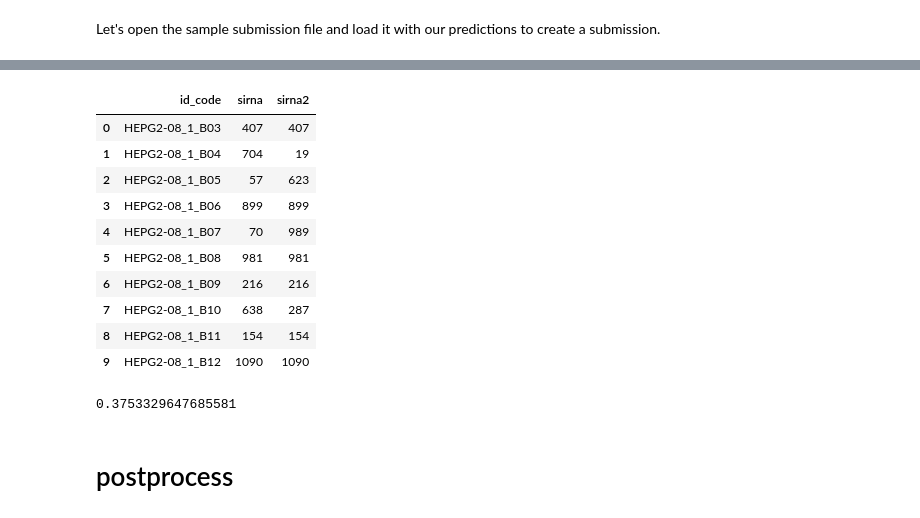
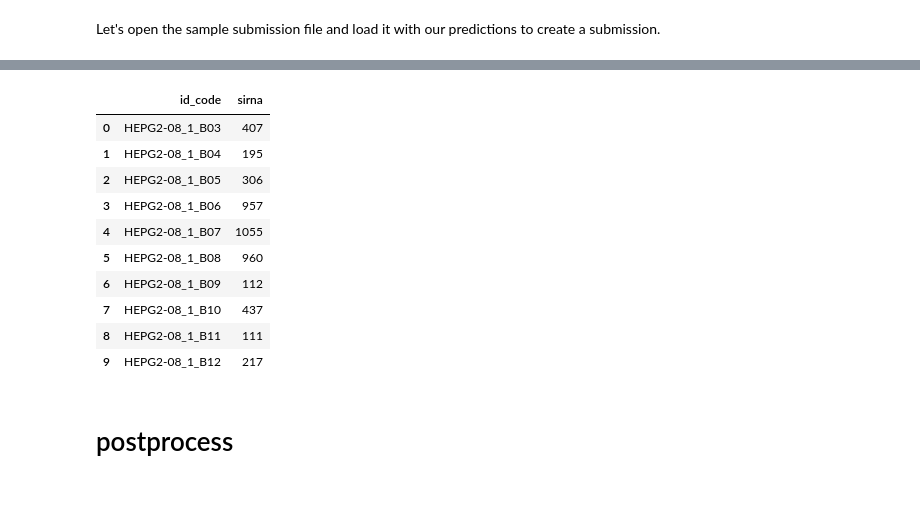
Before and after one commit to chengjiun/kaggle-2019Q3-cellular, a Jupyter notebook: Notebooks/rcic-fastai-resnext101-512-gce.ipynb, the cells around one changed output, grey strips where cells are left out. Saved outputs shown, nothing was run; the diff lists cells and outputs as text; code cells hidden in the pictures.

```diff
--- a/Notebooks/rcic-fastai-resnext101-512-gce.ipynb
+++ b/Notebooks/rcic-fastai-resnext101-512-gce.ipynb
@@ -379,7 +374,7 @@ Now we can get out predictions on the test set.
 preds, _ = learn.get_preds(DatasetType.Test)
 preds_ = preds.argmax(dim=-1)
 # %%
-proc_test_df = generate_df(test_df.copy(), sample_num=2)
+proc_test_df = generate_df(test_df.copy(), sample_num=[2])
 data_test = MultiChannelImageList.from_df(df=proc_test_df,path=f'{BASE_DIR}/test/')
 learn.data.add_test(data_test)
 # %%
@@ -423 +418,17 @@ submission_df.head(10)
+# %%
+preds_mean_ = preds_mean.argmax(dim=-1)
+submission_df['sirna'] = preds_mean_.numpy().astype(int)
+submission_df.head(10)
+# %% [output]
+|  | id_code | sirna |
+| 0 | HEPG2-08_1_B03 | 407 |
+| 1 | HEPG2-08_1_B04 | 195 |
+| 2 | HEPG2-08_1_B05 | 306 |
+| 3 | HEPG2-08_1_B06 | 957 |
+| 4 | HEPG2-08_1_B07 | 1055 |
+| 5 | HEPG2-08_1_B08 | 960 |
+| 6 | HEPG2-08_1_B09 | 112 |
+| 7 | HEPG2-08_1_B10 | 437 |
+| 8 | HEPG2-08_1_B11 | 111 |
+| 9 | HEPG2-08_1_B12 | 217 |
 # %%
@@ -425,20 +436,0 @@ submission_df.to_csv('submission-resnet101-singlesite.csv',index=False)
-# %%
-preds_mean_ = preds_mean.argmax(dim=-1)
-submission_df['sirna2'] = preds_mean_.numpy().astype(int)
-submission_df.head(10)
-# %% [output]
-|  | id_code | sirna | sirna2 |
-| 0 | HEPG2-08_1_B03 | 407 | 407 |
-| 1 | HEPG2-08_1_B04 | 704 | 19 |
-| 2 | HEPG2-08_1_B05 | 57 | 623 |
-| 3 | HEPG2-08_1_B06 | 899 | 899 |
-| 4 | HEPG2-08_1_B07 | 70 | 989 |
-| 5 | HEPG2-08_1_B08 | 981 | 981 |
-| 6 | HEPG2-08_1_B09 | 216 | 216 |
-| 7 | HEPG2-08_1_B10 | 638 | 287 |
-| 8 | HEPG2-08_1_B11 | 154 | 154 |
-| 9 | HEPG2-08_1_B12 | 1090 | 1090 |
-# %%
-(submission_df['sirna'] != submission_df['sirna2']).mean()
-# %% [output]
-0.3753329647685581
```
Also changed, not shown: parts of 8 cells of this notebook.
